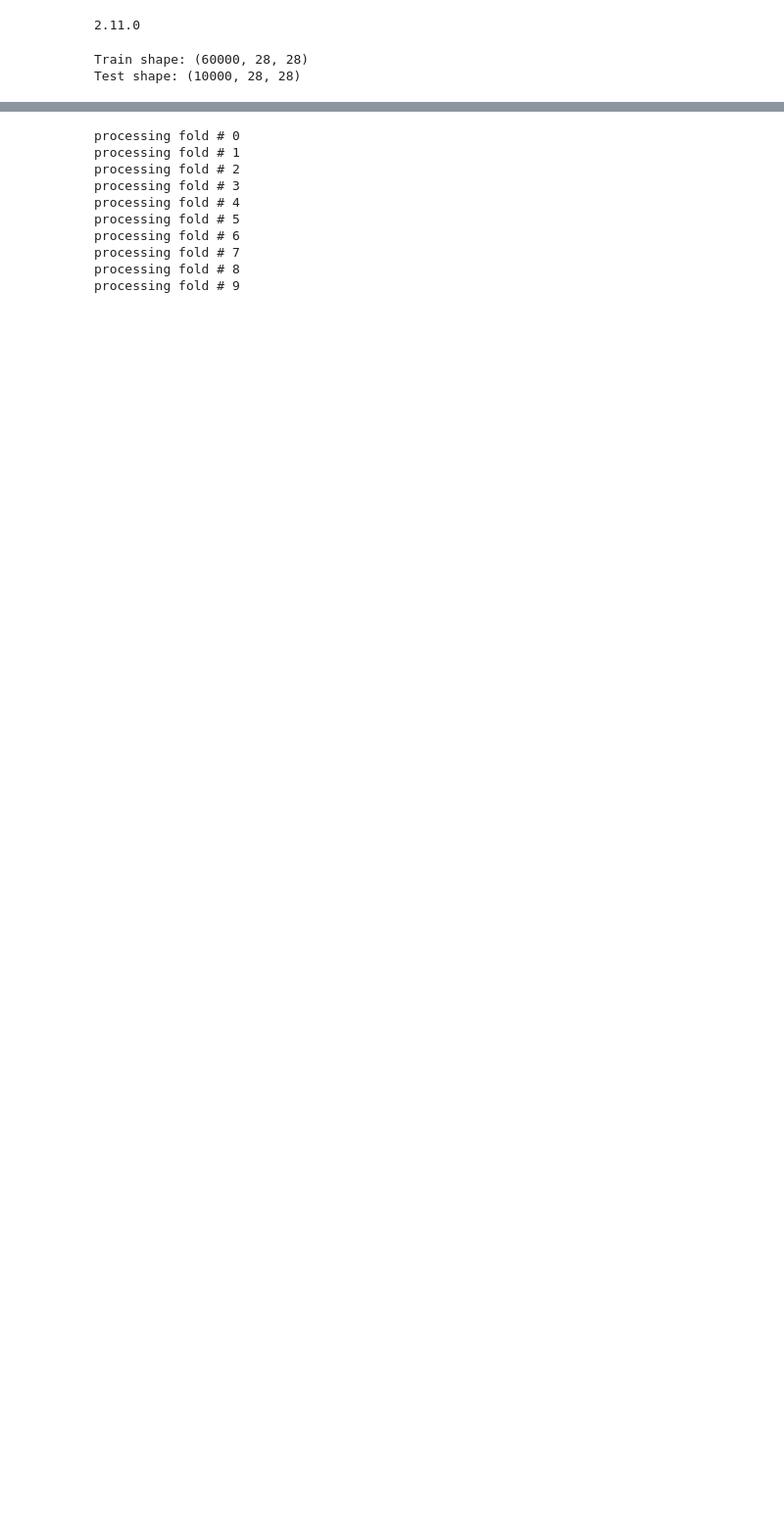
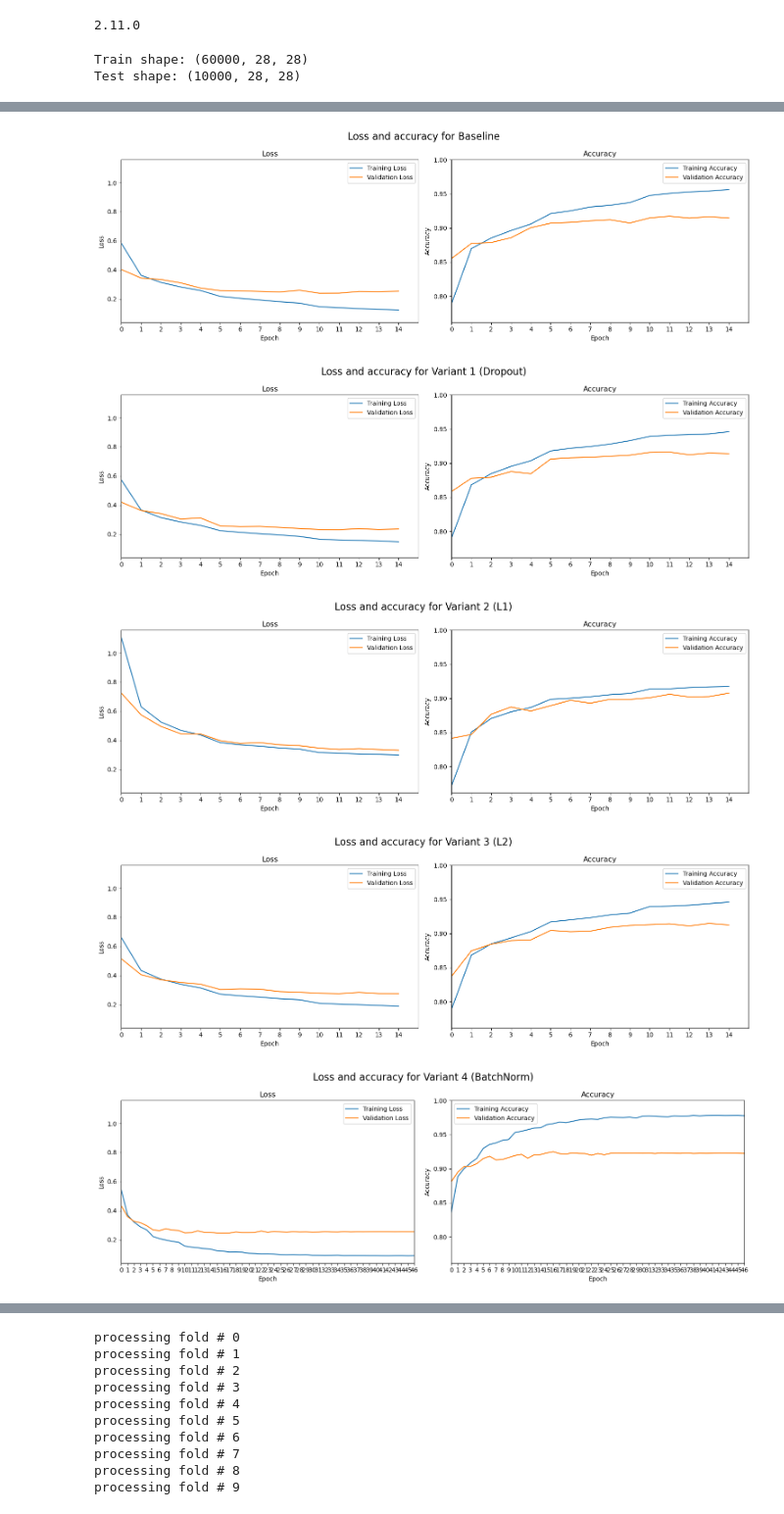
Before and after one commit to FunnyPocketBook/infocv, a Jupyter notebook: ass4/main.ipynb, the cells around one changed output, grey strips where cells are left out. Shown: that part at 98% size. Saved outputs shown, nothing was run; the diff lists cells and outputs as text; code cells hidden in the pictures; blank space fills up the shorter version.

Commit message:
Add graphs

```diff
--- a/ass4/main.ipynb
+++ b/ass4/main.ipynb
@@ -43,0 +129,4 @@ def create_model():
+# %%
+model_baseline = create_model_baseline()
+model_baseline, history_baseline = train_model(train_images_set, train_labels_set, model_baseline)
+model_baseline.save('model_baseline')
@@ -43,0 +298,25 @@ def create_model():
+# %%
+#Batch normalization: After first Conv2D layer
+#Stabilize learning process. Normalizes values to 0 or to 1 depending on whichever they are closer to using mean and std, solves internal covariate shift.
+def create_model_variant4():
+    model = tf.keras.models.Sequential([
+        tf.keras.layers.Conv2D(32, (3, 3), activation='relu', input_shape=(28, 28, 1)),
+        tf.keras.layers.BatchNormalization(),
+        tf.keras.layers.MaxPooling2D((2, 2)),
+        tf.keras.layers.Conv2D(64, (3, 3), activation='relu'),
+        tf.keras.layers.Dropout(.25),
+        tf.keras.layers.MaxPooling2D((2, 2)),
+        tf.keras.layers.Conv2D(64, (3, 3), activation='relu'),
+        tf.keras.layers.Flatten(),
+        tf.keras.layers.Dense(64, activation='relu', kernel_regularizer=tf.keras.regularizers.l2(0.001)),
+        tf.keras.layers.Dense(10, activation='softmax', kernel_regularizer=tf.keras.regularizers.l2(0.001))
+    ])
+    return model
+
+model_v4 = create_model_variant4()
+model_v4, history_v4 = train_model(train_images_set, train_labels_set, model_v4)
+model_v4.save('model_v4')
+
+#Result: Batch normalization trains excelently BUT will need more epochs to improve validation accuracy. Seems to overfit.
+#This variant could also largely improve by adding a dropping layer and regulizers to reduce overfitting (but we can only have 1 change per variant).
+#Conclussion: loss: 0.2490 - accuracy: 0.9146 Baseline - loss: 0.4109 - accuracy: 0.9140 Variant3
@@ -43,0 +346,11 @@ def create_model():
+# %%
+histories = [history_baseline, history_v1, history_v2, history_v3, history_v4]
+model_names = ['Baseline', 'Variant 1 (Dropout)', 'Variant 2 (L1)', 'Variant 3 (L2)', 'Variant 4 (BatchNorm)']
+
+plot_all_models(model_names, histories)
+# %% [output]
+[figure, added]
+[figure, added]
+[figure, added]
+[figure, added]
+[figure, added]
```
Also changed, not shown: parts of 34 cells of this notebook.
